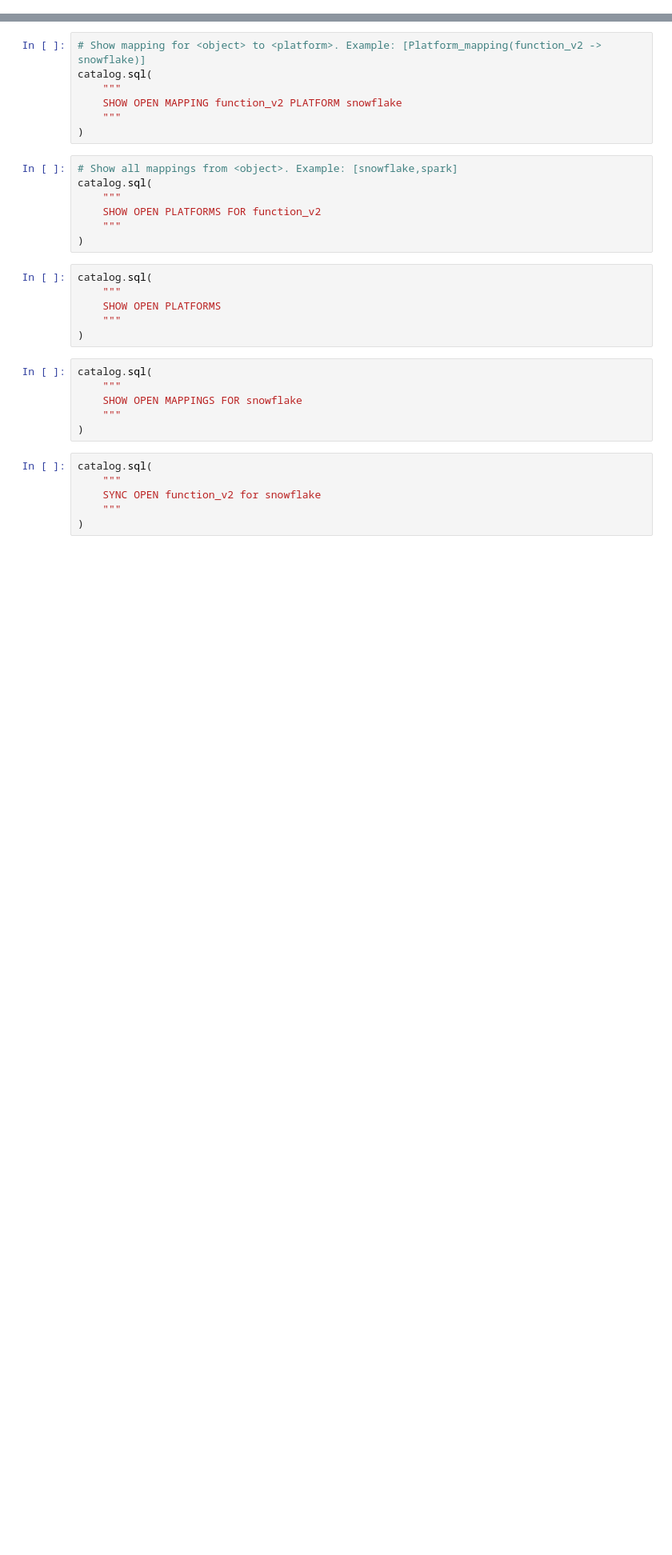
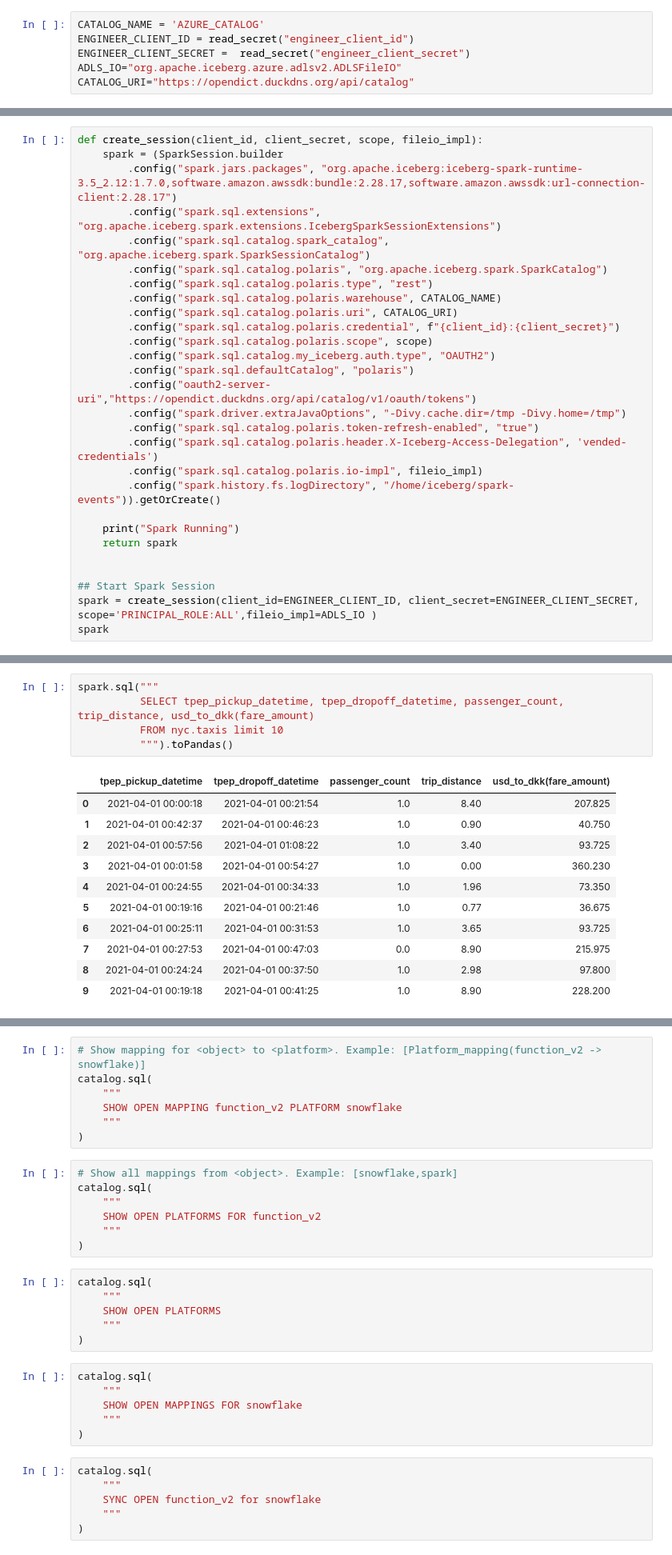
Before and after one commit to msc-open-metadata/polaris-boot, a Jupyter notebook: polaris-spark-local-postgres/notebooks/iceberg-spark-opendic-getting-started.ipynb, the cells around one changed output, grey strips where cells are left out. Shown at 80% size. Cells and saved outputs as stored; diff of their text form; blank space fills up the shorter version.

```diff
--- a/polaris-spark-local-postgres/notebooks/iceberg-spark-opendic-getting-started.ipynb
+++ b/polaris-spark-local-postgres/notebooks/iceberg-spark-opendic-getting-started.ipynb
@@ -182,0 +44,6 @@ catalog.sql(
+# %%
+CATALOG_NAME = 'AZURE_CATALOG'
+ENGINEER_CLIENT_ID = read_secret("engineer_client_id")
+ENGINEER_CLIENT_SECRET =  read_secret("engineer_client_secret")
+ADLS_IO="org.apache.iceberg.azure.adlsv2.ADLSFileIO"
+CATALOG_URI="https://opendict.duckdns.org/api/catalog"
@@ -182,0 +52,28 @@ catalog.sql(
+# %%
+def create_session(client_id, client_secret, scope, fileio_impl):
+    spark = (SparkSession.builder
+        .config("spark.jars.packages", "org.apache.iceberg:iceberg-spark-runtime-3.5_2.12:1.7.0,software.amazon.awssdk:bundle:2.28.17,software.amazon.awssdk:url-connection-client:2.28.17")
+        .config("spark.sql.extensions", "org.apache.iceberg.spark.extensions.IcebergSparkSessionExtensions")
+        .config("spark.sql.catalog.spark_catalog", "org.apache.iceberg.spark.SparkSessionCatalog")
+        .config("spark.sql.catalog.polaris", "org.apache.iceberg.spark.SparkCatalog")
+        .config("spark.sql.catalog.polaris.type", "rest")
+        .config("spark.sql.catalog.polaris.warehouse", CATALOG_NAME)
+        .config("spark.sql.catalog.polaris.uri", CATALOG_URI)
+        .config("spark.sql.catalog.polaris.credential", f"{client_id}:{client_secret}")
+        .config("spark.sql.catalog.polaris.scope", scope)
+        .config("spark.sql.catalog.my_iceberg.auth.type", "OAUTH2")
+        .config("spark.sql.defaultCatalog", "polaris")
+        .config("oauth2-server-uri","https://opendict.duckdns.org/api/catalog/v1/oauth/tokens")
+        .config("spark.driver.extraJavaOptions", "-Divy.cache.dir=/tmp -Divy.home=/tmp")
+        .config("spark.sql.catalog.polaris.token-refresh-enabled", "true")
+        .config("spark.sql.catalog.polaris.header.X-Iceberg-Access-Delegation", 'vended-credentials')
+        .config("spark.sql.catalog.polaris.io-impl", fileio_impl)
+        .config("spark.history.fs.logDirectory", "/home/iceberg/spark-events")).getOrCreate()
+
+    print("Spark Running")
+    return spark
+
+
+## Start Spark Session
+spark = create_session(client_id=ENGINEER_CLIENT_ID, client_secret=ENGINEER_CLIENT_SECRET, scope='PRINCIPAL_ROLE:ALL',fileio_impl=ADLS_IO )
+spark
@@ -182,0 +159,17 @@ catalog.sql(
+# %%
+spark.sql("""
+          SELECT tpep_pickup_datetime, tpep_dropoff_datetime, passenger_count, trip_distance, usd_to_dkk(fare_amount)
+          FROM nyc.taxis limit 10
+          """).toPandas()
+# %% [output]
+|  | tpep_pickup_datetime | tpep_dropoff_datetime | passenger_count | trip_distance | usd_to_dkk(fare_amount) |
+| 0 | 2021-04-01 00:00:18 | 2021-04-01 00:21:54 | 1.0 | 8.40 | 207.825 |
+| 1 | 2021-04-01 00:42:37 | 2021-04-01 00:46:23 | 1.0 | 0.90 | 40.750 |
+| 2 | 2021-04-01 00:57:56 | 2021-04-01 01:08:22 | 1.0 | 3.40 | 93.725 |
+| 3 | 2021-04-01 00:01:58 | 2021-04-01 00:54:27 | 1.0 | 0.00 | 360.230 |
+| 4 | 2021-04-01 00:24:55 | 2021-04-01 00:34:33 | 1.0 | 1.96 | 73.350 |
+| 5 | 2021-04-01 00:19:16 | 2021-04-01 00:21:46 | 1.0 | 0.77 | 36.675 |
+| 6 | 2021-04-01 00:25:11 | 2021-04-01 00:31:53 | 1.0 | 3.65 | 93.725 |
+| 7 | 2021-04-01 00:27:53 | 2021-04-01 00:47:03 | 0.0 | 8.90 | 215.975 |
+| 8 | 2021-04-01 00:24:24 | 2021-04-01 00:37:50 | 1.0 | 2.98 | 97.800 |
+| 9 | 2021-04-01 00:19:18 | 2021-04-01 00:41:25 | 1.0 | 8.90 | 228.200 |
```
Also changed, not shown: parts of 98 cells of this notebook, 2 other files.
